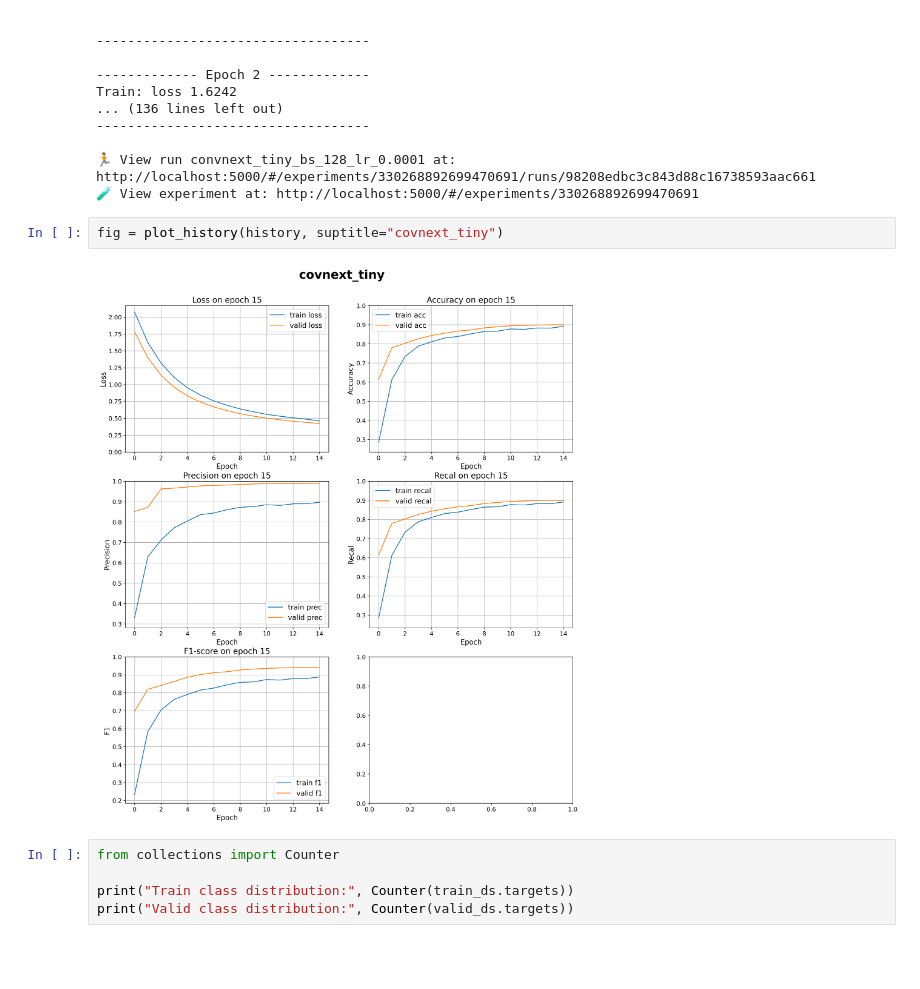
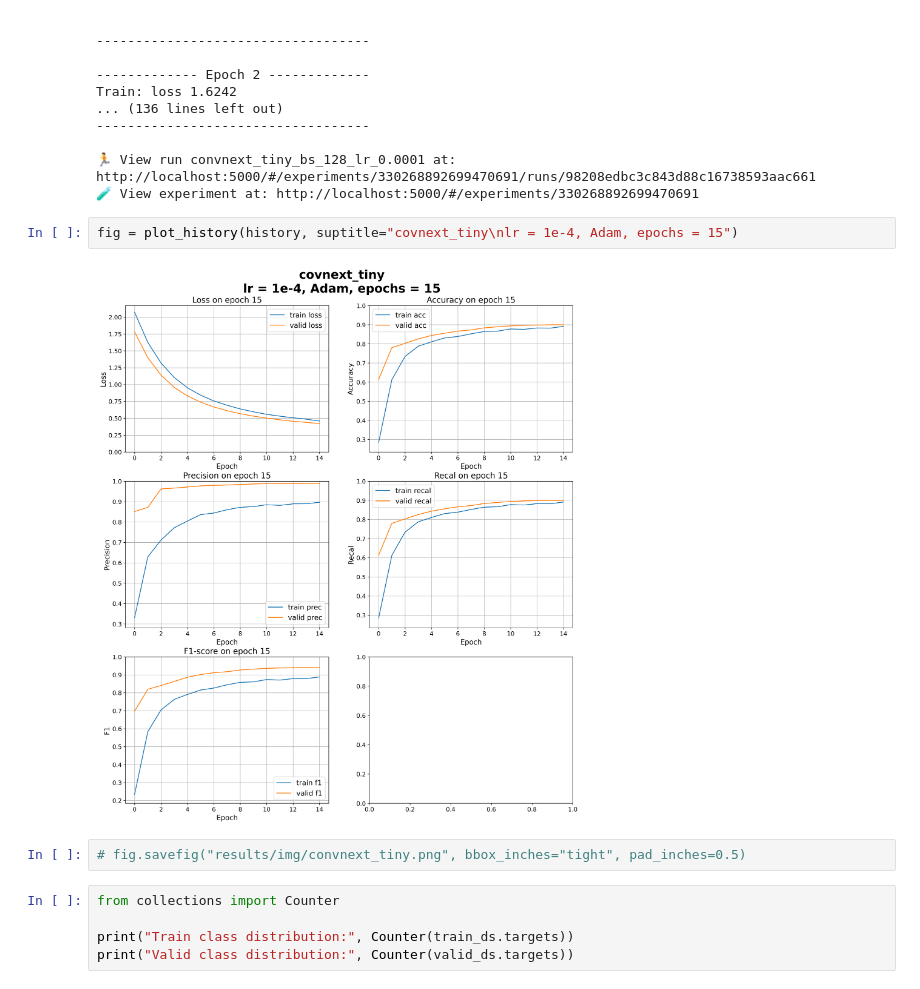
Before and after one commit to DmitriiPrikhodko/ds-phase-2-git, a Jupyter notebook: week1/day4/08-04-task.ipynb, the cells around one changed output. Drawn from its saved outputs; the diff is of its cells as text; blank space fills up the shorter version.

```diff
--- a/week1/day4/08-04-task.ipynb
+++ b/week1/day4/08-04-task.ipynb
@@ -569,9 +570,11 @@ Train: loss 1.6242
 🏃 View run convnext_tiny_bs_128_lr_0.0001 at: http://localhost:5000/#/experiments/330268892699470691/runs/98208edbc3c843d88c16738593aac661
 🧪 View experiment at: http://localhost:5000/#/experiments/330268892699470691
 # %%
-fig = plot_history(history, suptitle="covnext_tiny")
+fig = plot_history(history, suptitle="covnext_tiny\nlr = 1e-4, Adam, epochs = 15")
 # %% [output]
-[figure, old version]
+[figure, new version]
+# %%
+# fig.savefig("results/img/convnext_tiny.png", bbox_inches="tight", pad_inches=0.5)
 # %%
 from collections import Counter
 
```
Also changed, not shown: parts of 17 cells of this notebook, 4 other files.
